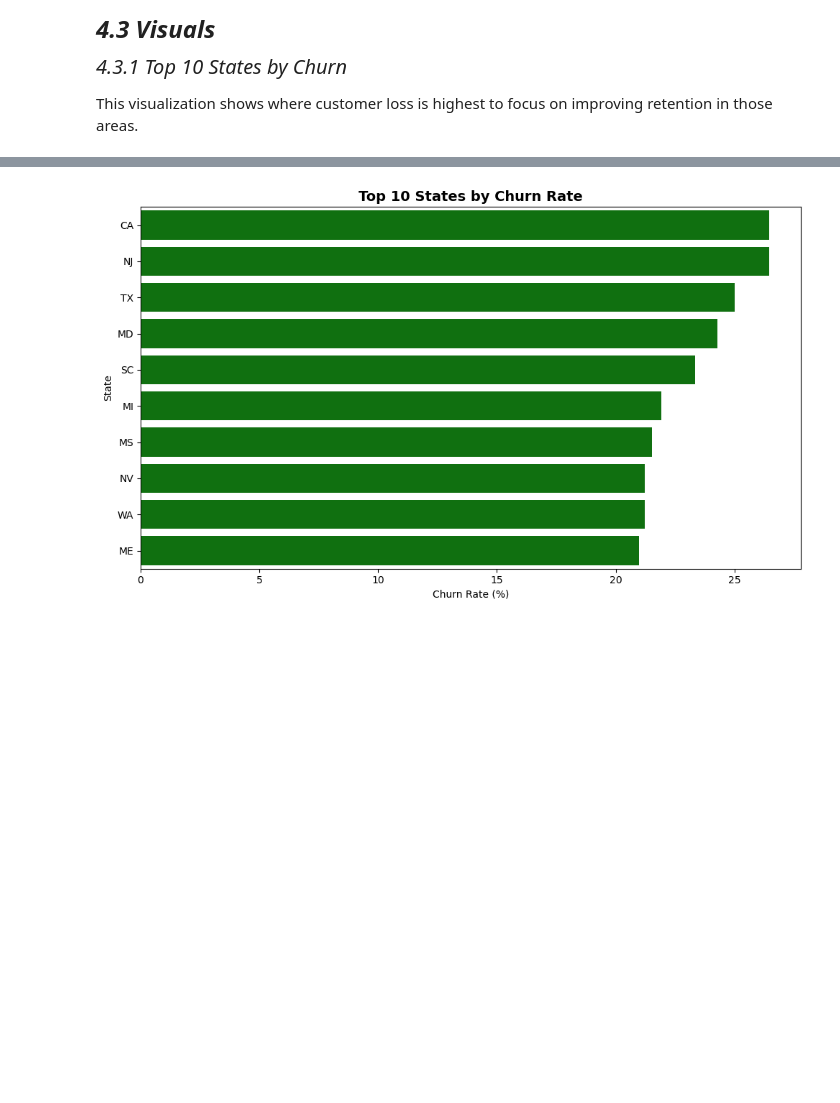
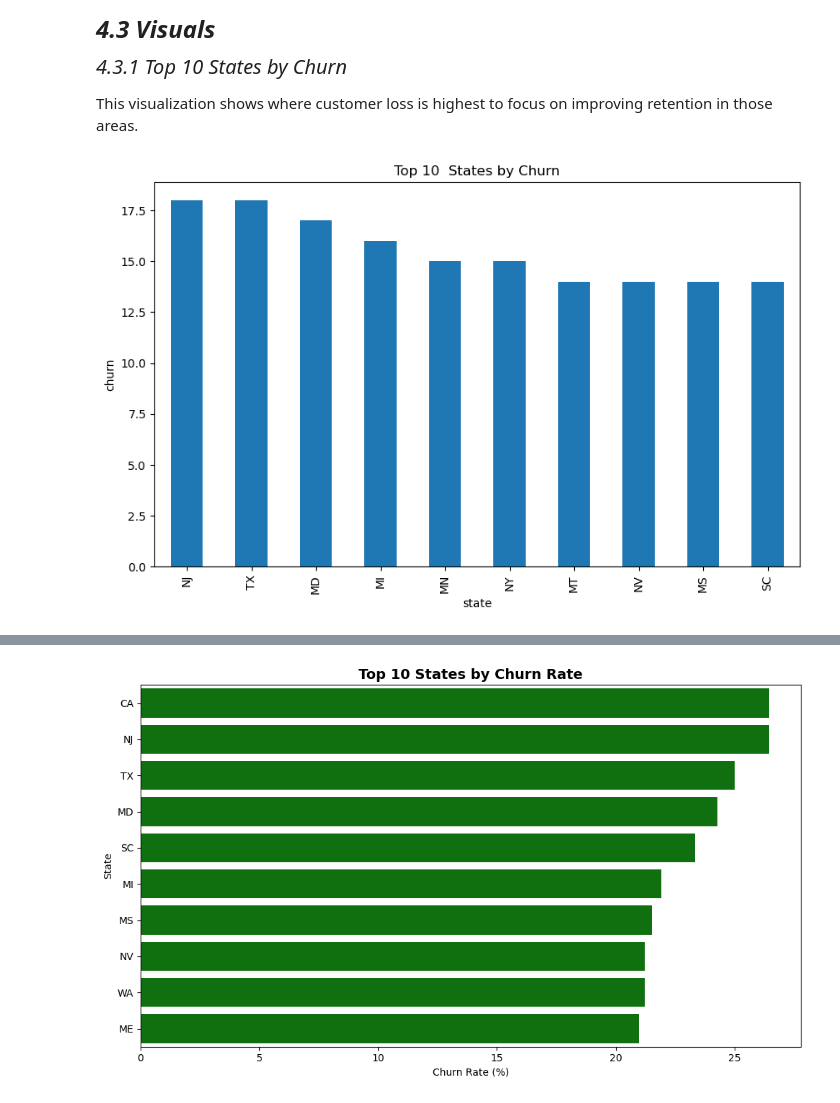
Before and after one commit to EAlmadi/Phase3_project, a Jupyter notebook: Syria-Tel.ipynb, the cells around one changed output, grey strips where cells are left out. Saved outputs shown, nothing was run; the diff lists cells and outputs as text; code cells hidden in the pictures; blank space fills up the shorter version.

```diff
--- a/Syria-Tel.ipynb
+++ b/Syria-Tel.ipynb
@@ -291,8 +308,8 @@ Syriatel_data['avg_cost_per_minute'] = Syriatel_data['total_revenue'] / Syriatel
 Sums all types of calls to measure total interaction. It is helpful for understanding customer behavior and workload.
 # %%
 #
-Syriatel_data['total_calls'] = (Syriatel_data['total day calls'] +
-                               Syriatel_data['total eve calls'] +
-                               Syriatel_data['total night calls'] +
-                               Syriatel_data['total intl calls'])
+Syriatel_data['total_individual_calls'] = (Syriatel_data['total day calls'] +
+                                           Syriatel_data['total eve calls'] +
+                                           Syriatel_data['total night calls'] +
+                                           Syriatel_data['total intl calls'])
 # %% [markdown]
@@ -347,0 +358,8 @@ This visualization shows where customer loss is highest to focus on improving re
+# %%
+Syriatel_data.groupby(['state'])['churn'].sum().sort_values(ascending=False).head(10).plot(kind = 'bar',figsize = (10,6))
+plt.title('Top 10  States by Churn')
+plt.xlabel('state')
+plt.ylabel('churn')
+plt.show();
+# %% [output]
+[figure, added]
```
Also changed, not shown: parts of 72 cells of this notebook.
